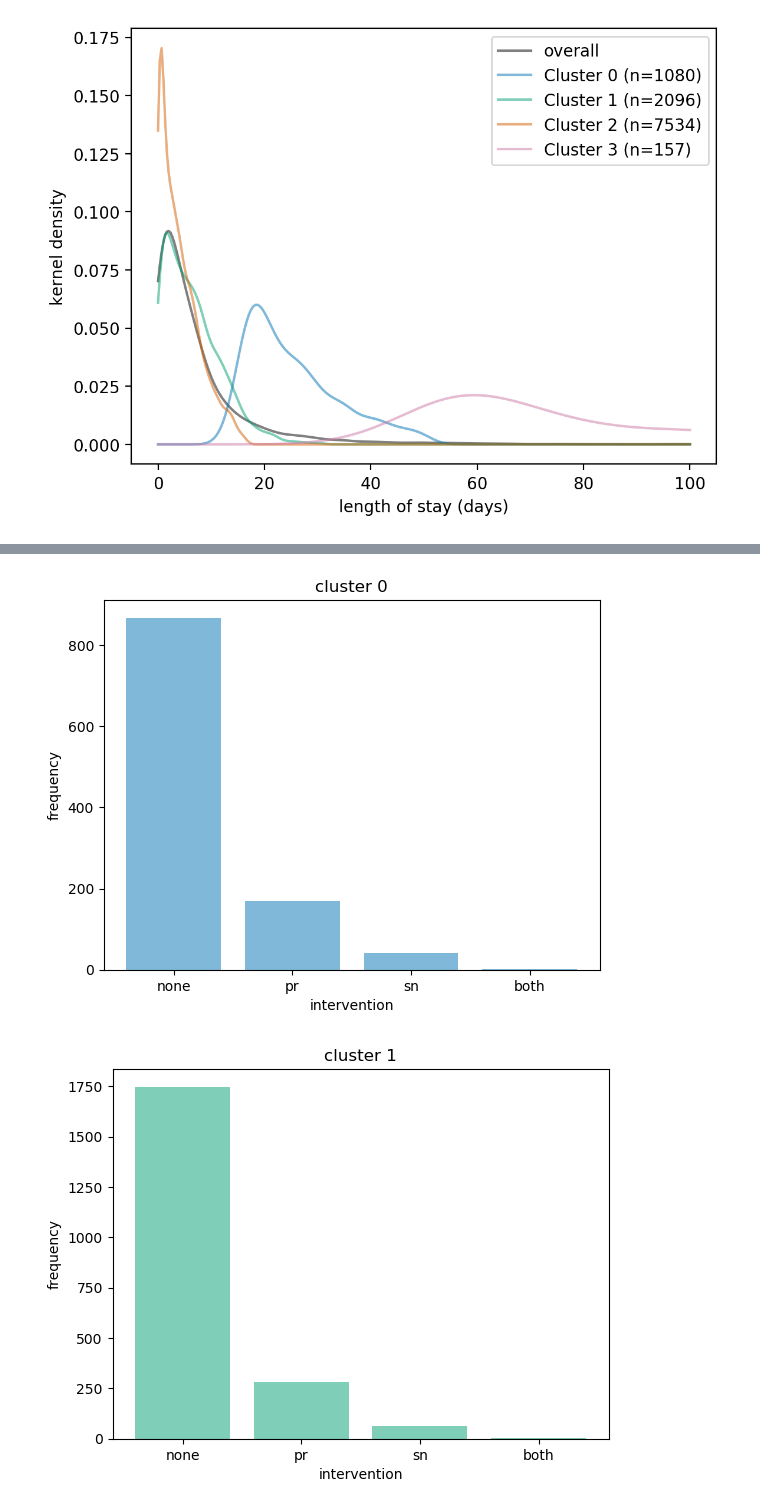
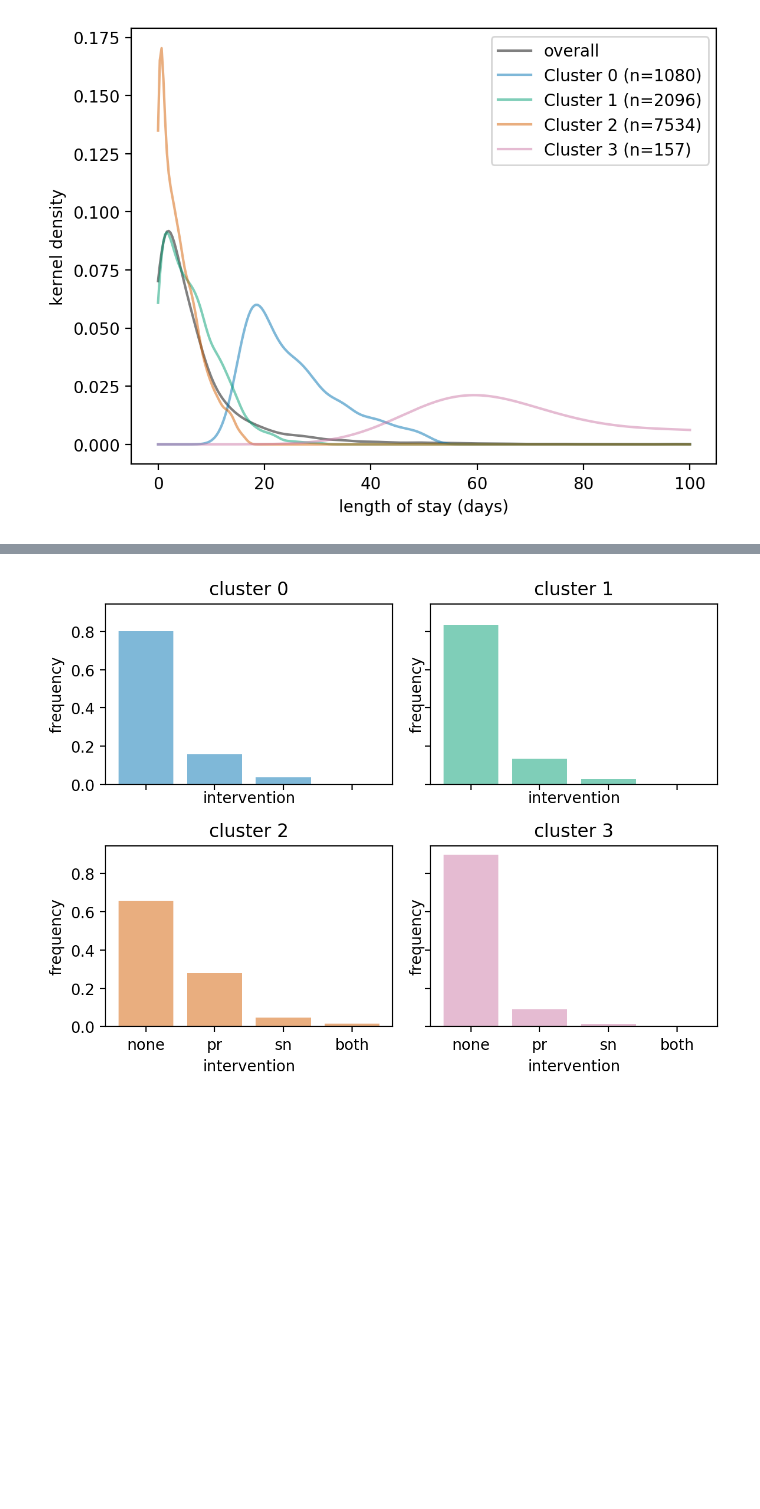
Before and after one commit to daffidwilde/copd-paper, a Jupyter notebook: nbs/clusters.ipynb, the cells around one changed output, grey strips where cells are left out. Saved outputs shown, nothing was run; the diff lists cells and outputs as text; code cells hidden in the pictures; blank space fills up the shorter version.

Commit message:
Finish initial queuing and cluster work.

```diff
--- a/nbs/clusters.ipynb
+++ b/nbs/clusters.ipynb
@@ -116,15 +116,15 @@ for n_clusters in tqdm(cluster_range):
 # %%
-kl = KneeLocator(
-    cluster_range,
-    knee_results,
-    curve_nature="convex",
-    curve_direction="decreasing",
-)
+# kl = KneeLocator(
+#     cluster_range,
+#     knee_results,
+#     curve_nature="convex",
+#     curve_direction="decreasing",
+# )
 
-n_clusters = kl.knee
+# n_clusters = kl.knee
 
-with open("../data/n_clusters.txt", "w") as f:
-    f.write(str(n_clusters))
+# with open("../data/n_clusters.txt", "w") as f:
+#     f.write(str(n_clusters))
 
-knee_results = pd.Series(index=cluster_range, data=knee_results)
-knee_results.to_csv("../data/knee_results.csv", header=False)
+# knee_results = pd.Series(index=cluster_range, data=knee_results)
+# knee_results.to_csv("../data/knee_results.csv", header=False)
@@ -165,0 +160,2 @@ knee_results.loc[n_clusters, 1], kp.cost_
+# %%
+copd = pd.read_csv("../data/copd_clustered.csv", parse_dates=["admission_date", "discharge_date"])
@@ -237,14 +235,16 @@ for col in [
 # %%
-for cluster, values in copd.groupby("cluster")["intervention"]:
+fig, axes = plt.subplots(ncols=2, nrows=2, dpi=200, sharex=True, sharey=True)
+axes = axes.reshape(4)
 
-    fig, ax = plt.subplots(dpi=100)
+for (cluster, values), ax in zip(copd.groupby("cluster")["intervention"], axes):
 
-    counts = values.value_counts().reindex(["none", "pr", "sn", "both"]).fillna(0)
+    counts = values.value_counts(normalize=True).reindex(["none", "pr", "sn", "both"]).fillna(0)
     ax.bar(counts.index, counts.values, facecolor=colours[cluster], alpha=0.5)
 
     ax.set_xlabel("intervention")
     ax.set_ylabel("frequency")
     ax.set_title(f"cluster {cluster}")
+
+plt.tight_layout()
 # %% [output]
-[figure, old version]
+[figure, new version]
-[figure, removed]
```
Also changed, not shown: parts of 8 cells of this notebook, 1 other file.
